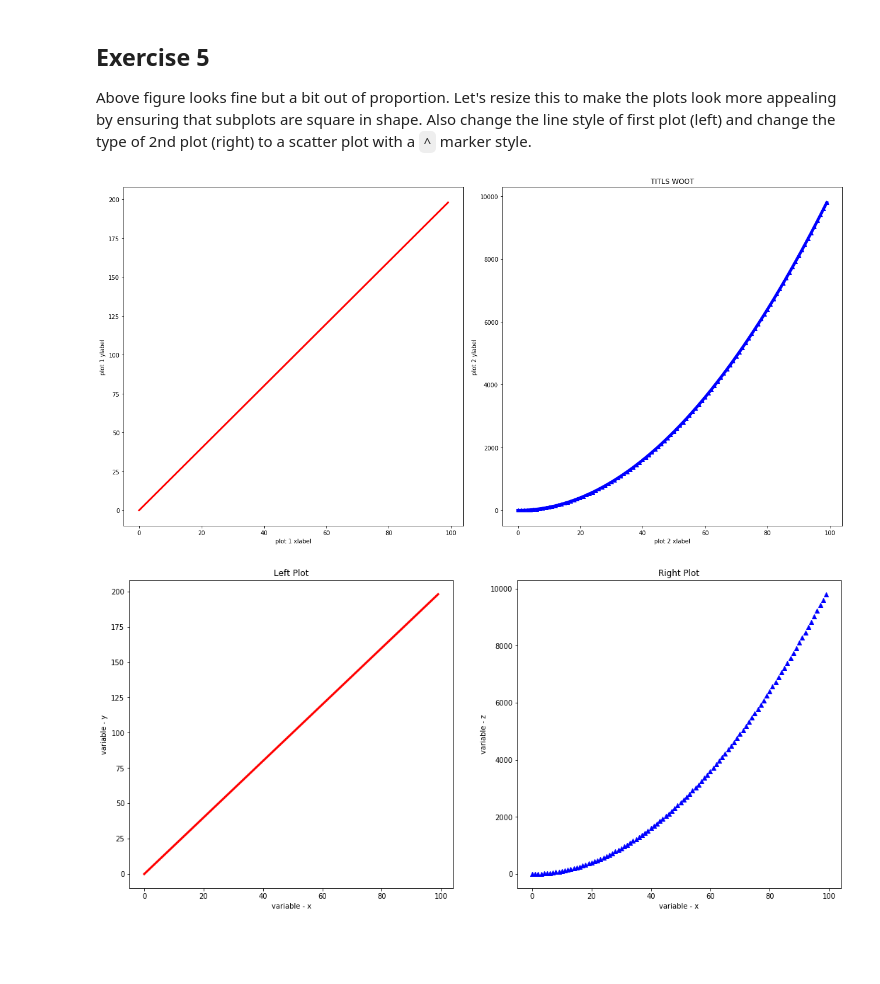
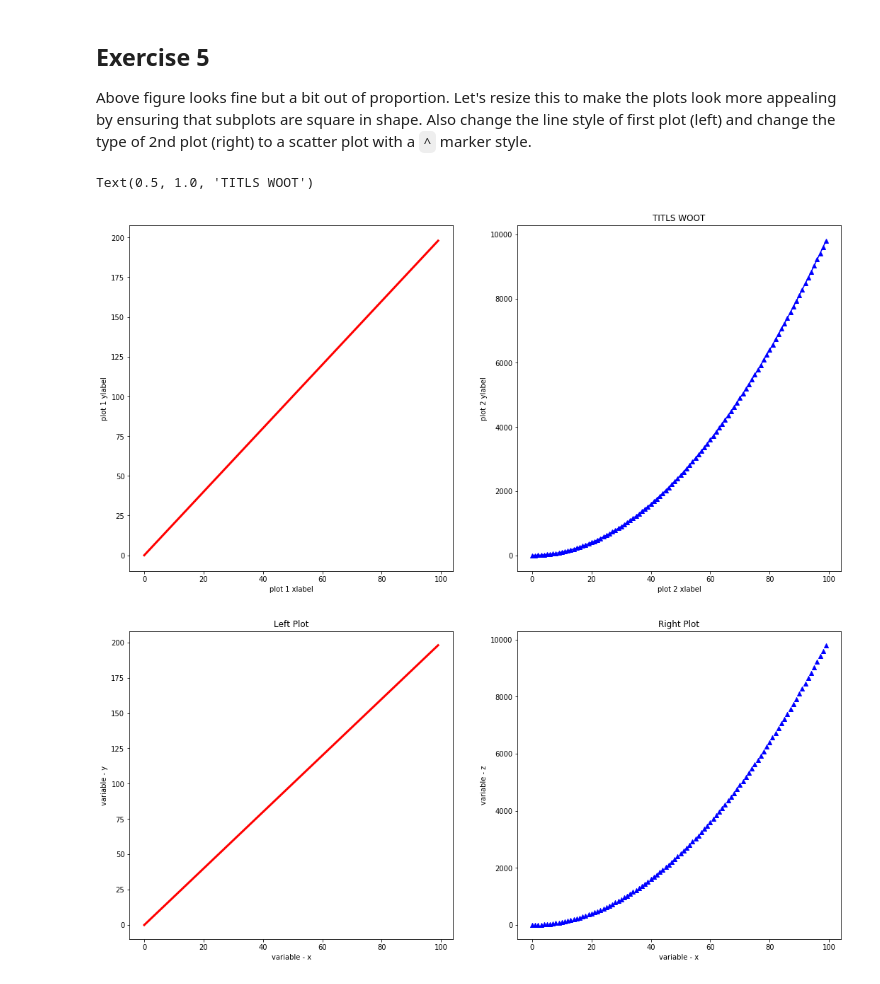
Before and after one commit to Patrickbfuller/dsc-1-03-13-customizing-visualizations-with-matplotlib-lab-seattle-ds-career-040119, a Jupyter notebook: index.ipynb, the cells around one changed output. Cells and saved outputs as stored; diff of their text form; code cells hidden in the pictures; blank space fills up the shorter version.

```diff
--- a/index.ipynb
+++ b/index.ipynb
@@ -181,23 +181,24 @@ Above figure looks fine but a bit out of proportion. Let's resize this to make t
 # %%
 fig4 = plt.figure(figsize=(18,9))
 
 ax1 = fig4.add_subplot(121)  #creating plot fig with 1 row 2 cols and selecting the first
 ax2 = fig4.add_subplot(122)
 
 ax1.plot(x,y, linewidth = 3, linestyle = '-', color = 'red')
 ax1.set_xlabel('plot 1 xlabel')
 ax1.set_ylabel('plot 1 ylabel')
 ax1.set_label('this is plot 1')
 
-ax2.plot(x,z, linewidth= 5, marker = '^', color = 'blue')
+ax2.plot(x,z, marker = '^', color = 'blue')
 ax2.set_xlabel('plot 2 xlabel')
 ax2.set_ylabel('plot 2 ylabel')
 ax2.set_label('this is plot 2')
 ax2.set_title('TITLS WOOT')
 
-plt.tight_layout()
+# plt.tight_layout()
 # %% [output]
+Text(0.5, 1.0, 'TITLS WOOT')
-[figure, old version]
+[figure, new version]
 # %%
 # %% [output]
 [figure]
```
